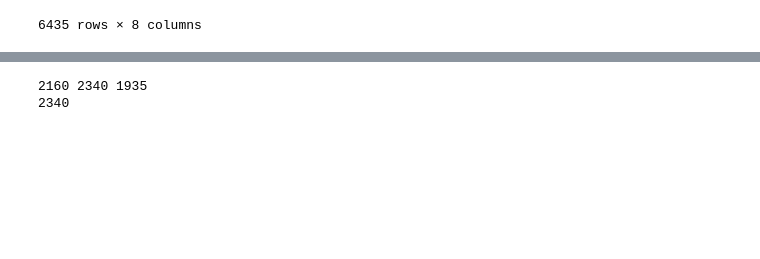
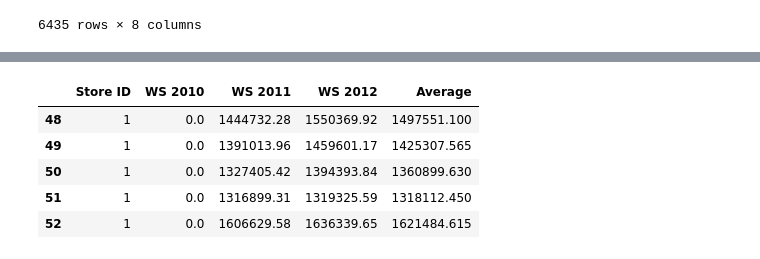
Before and after one commit to Arthur-Barreto/Formnula1_predicting_lap_time, a Jupyter notebook: Walmart.ipynb, the cells around one changed output, grey strips where cells are left out. Drawn from its saved outputs; the diff is of its cells as text; code cells hidden in the pictures; blank space fills up the shorter version.

```diff
--- a/Walmart.ipynb
+++ b/Walmart.ipynb
@@ -301,23 +275,40 @@ data_2012 = dft.loc[dft["Date"] > '31/12/2011']
 # %%
-print(len(data_2010),len(data_2011),len(data_2012))
-
 WS_2010 = []
 for e in range(0,180):
-    WS_2010.append(e)
+    WS_2010.append(0)
 for e in data_2010["Weekly_Sales"]:
     WS_2010.append(e)
 
 WS_2012 = []
 for e in data_2012["Weekly_Sales"]:
     WS_2012.append(e)
 for e in range (0,405):
-    WS_2012.append(e)
+    WS_2012.append(0)
 
 
 DataT = pd.DataFrame()
 DataT["Store ID"] = data_2011["Store"]
 DataT["WS 2010"] = WS_2010
-DataT["WS 2011"]
+DataT["WS 2011"] = data_2011["Weekly_Sales"]
+DataT["WS 2012"] = WS_2012
+
+Lista_X = []
+Lista_Index = DataT["WS 2010"].index
+for e in Lista_Index:
+    if DataT["WS 2010"][e] == 0:
+        x = (DataT["WS 2011"][e] + DataT["WS 2012"][e])/2
+    elif DataT["WS 2012"][e] == 0:
+        x = (DataT["WS 2010"][e] + DataT["WS 2011"][e])/2
+    else:
+        x = (DataT["WS 2010"][e] + DataT["WS 2011"][e] + DataT["WS 2012"][e])/3
+    Lista_X.append(x)
+
+DataT["Average"] = Lista_X
+DataT.head(5)
 # %% [output]
-2160 2340 1935
-2340
+|  | Store ID | WS 2010 | WS 2011 | WS 2012 | Average |
+| 48 | 1 | 0.0 | 1444732.28 | 1550369.92 | 1497551.100 |
+| 49 | 1 | 0.0 | 1391013.96 | 1459601.17 | 1425307.565 |
+| 50 | 1 | 0.0 | 1327405.42 | 1394393.84 | 1360899.630 |
+| 51 | 1 | 0.0 | 1316899.31 | 1319325.59 | 1318112.450 |
+| 52 | 1 | 0.0 | 1606629.58 | 1636339.65 | 1621484.615 |
```
Also changed, not shown: parts of 6 cells of this notebook.
